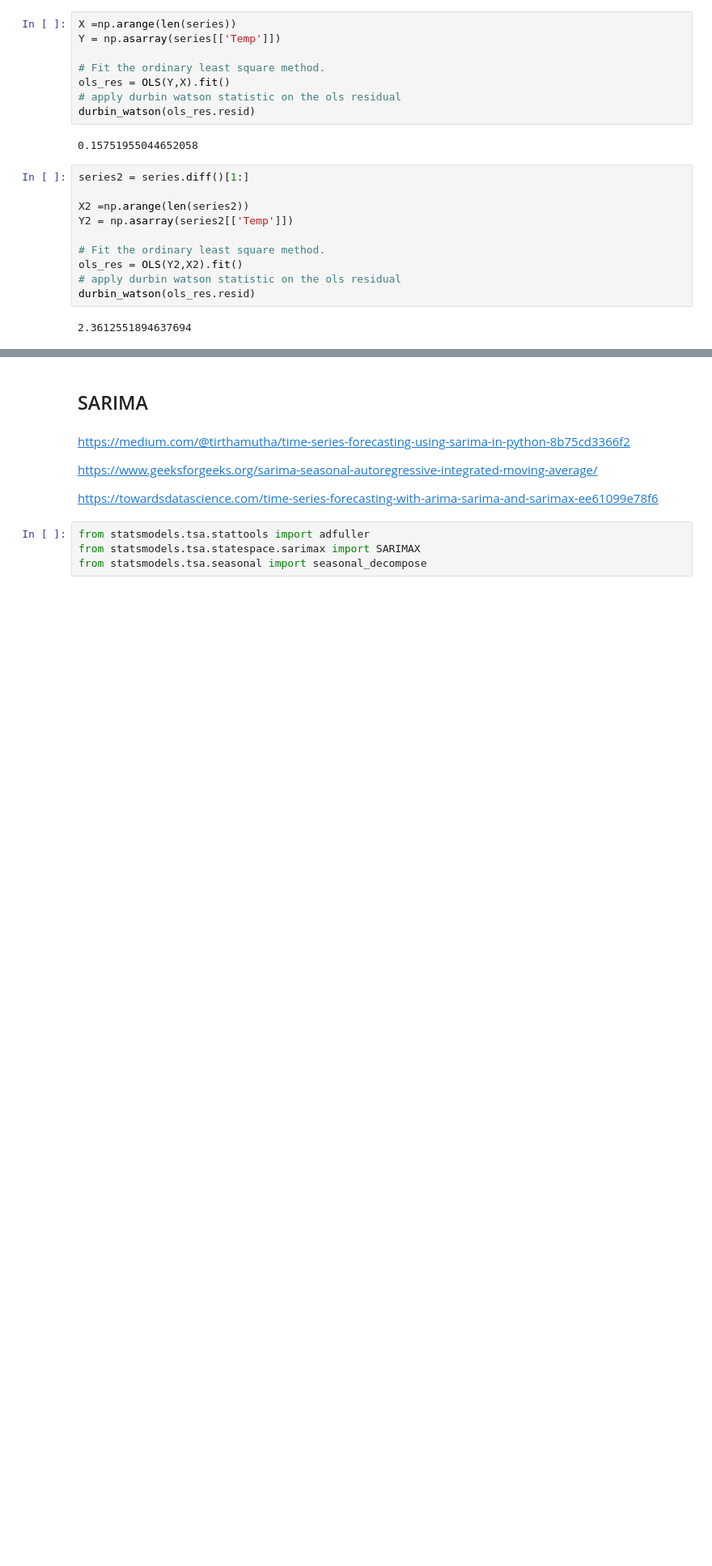
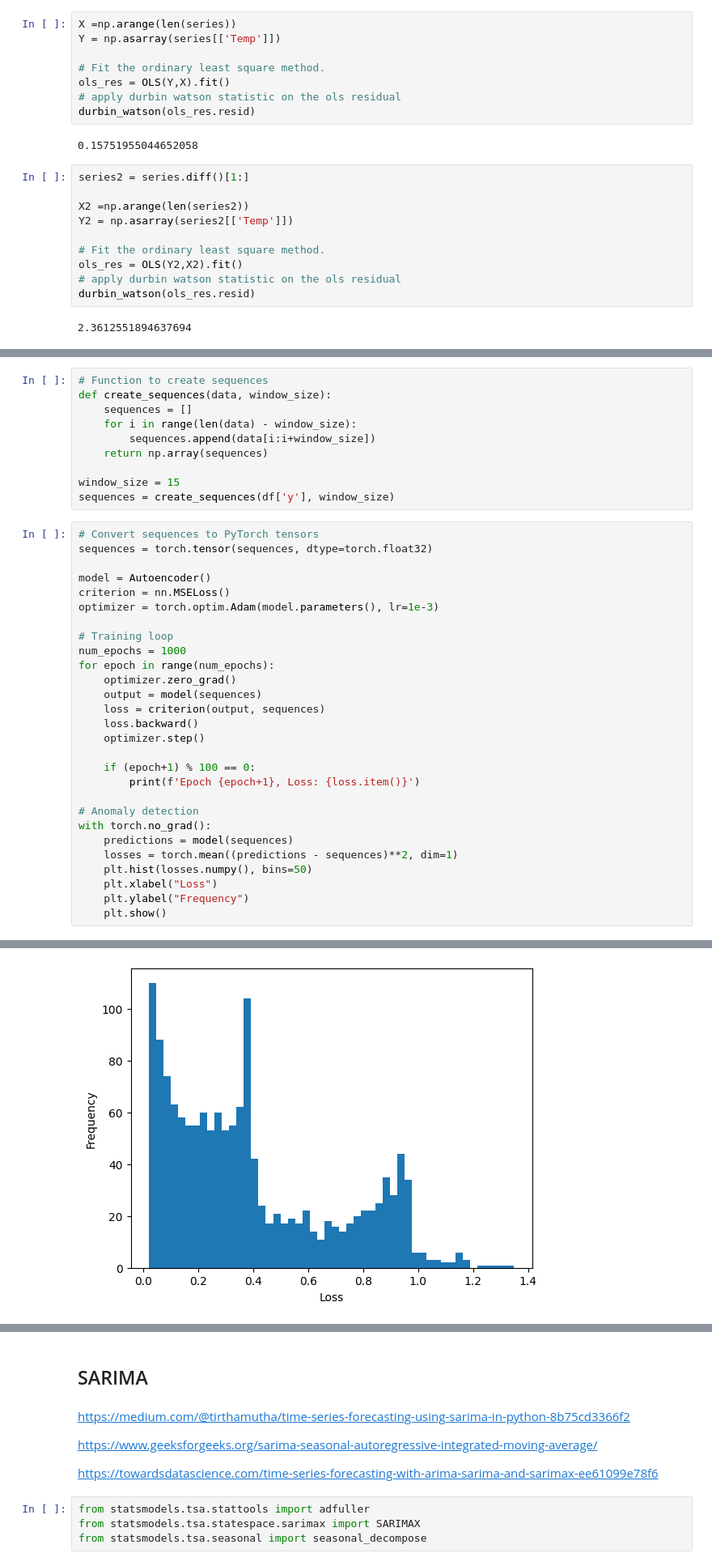
Before and after one commit to Matmozaur/Various-tools-and-notes, a Jupyter notebook: ML_related_concepts/Time_series/1D time series basics.ipynb, the cells around one changed output, grey strips where cells are left out. Shown at 81% size. Drawn from its saved outputs; the diff is of its cells as text; blank space fills up the shorter version.

```diff
--- a/ML_related_concepts/Time_series/1D time series basics.ipynb
+++ b/ML_related_concepts/Time_series/1D time series basics.ipynb
@@ -170,0 +324,39 @@ durbin_watson(ols_res.resid)
+# %%
+# Function to create sequences
+def create_sequences(data, window_size):
+    sequences = []
+    for i in range(len(data) - window_size):
+        sequences.append(data[i:i+window_size])
+    return np.array(sequences)
+
+window_size = 15
+sequences = create_sequences(df['y'], window_size)
+# %%
+# Convert sequences to PyTorch tensors
+sequences = torch.tensor(sequences, dtype=torch.float32)
+
+model = Autoencoder()
+criterion = nn.MSELoss()
+optimizer = torch.optim.Adam(model.parameters(), lr=1e-3)
+
+# Training loop
+num_epochs = 1000
+for epoch in range(num_epochs):
+    optimizer.zero_grad()
+    output = model(sequences)
+    loss = criterion(output, sequences)
+    loss.backward()
+    optimizer.step()
+
+    if (epoch+1) % 100 == 0:
+        print(f'Epoch {epoch+1}, Loss: {loss.item()}')
+
+# Anomaly detection
+with torch.no_grad():
+    predictions = model(sequences)
+    losses = torch.mean((predictions - sequences)**2, dim=1)
+    plt.hist(losses.numpy(), bins=50)
+    plt.xlabel("Loss")
+    plt.ylabel("Frequency")
+    plt.show()
+# %% [output]
@@ -170,0 +373 @@ durbin_watson(ols_res.resid)
+[figure, added]
```
Also changed, not shown: parts of 23 cells of this notebook, 1 other file.
